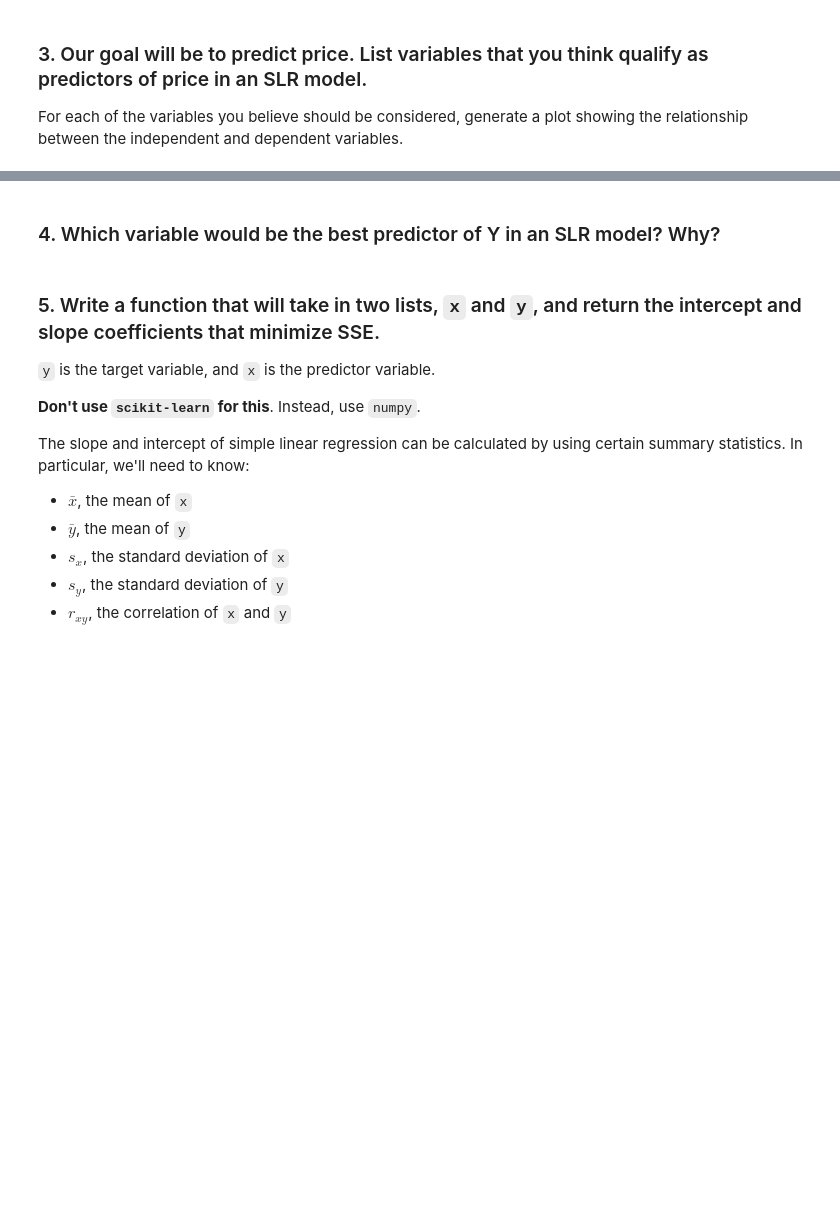
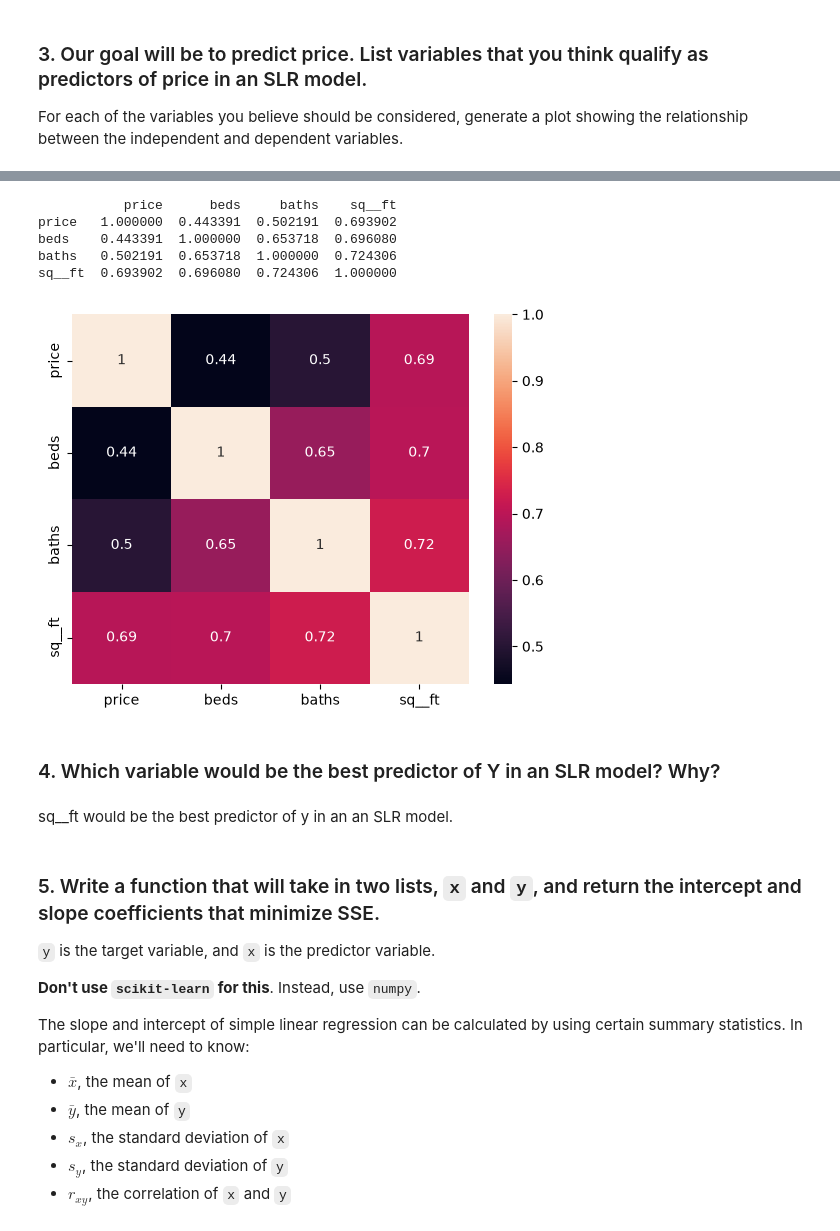
Before and after one commit to Datacrew133/LABS, a Jupyter notebook: 6.4 Multiple Linear Regression/Excercises/6.4.E1 Exercise regression.ipynb, the cells around one changed output, grey strips where cells are left out. Cells and saved outputs as stored; diff of their text form; code cells hidden in the pictures; blank space fills up the shorter version.

```diff
--- a/6.4 Multiple Linear Regression/Excercises/6.4.E1 Exercise regression.ipynb
+++ b/6.4 Multiple Linear Regression/Excercises/6.4.E1 Exercise regression.ipynb
@@ -188,5 +206,19 @@ For each of the variables you believe should be considered, generate a plot show
+# %%
+corr = housing [['price' , 'beds' , 'baths' , 'sq__ft']].corr()
+print(corr)
+sns.heatmap(housing[['price' , 'beds' , 'baths' , 'sq__ft']].corr() , annot = True)
+plt.show()
+# %% [output]
+           price      beds     baths    sq__ft
+price   1.000000  0.443391  0.502191  0.693902
+beds    0.443391  1.000000  0.653718  0.696080
+baths   0.502191  0.653718  1.000000  0.724306
+sq__ft  0.693902  0.696080  0.724306  1.000000
+[figure, added]
 # %% [markdown]
 ### 4. Which variable would be the best predictor of Y in an SLR model? Why?
+# %% [markdown]
+sq__ft would be the best predictor of y in an an SLR model.
 # %% [markdown]
 ### 5. Write a function that will take in two lists, `x` and `y`, and return the intercept and slope coefficients that minimize SSE.
 
```
Also changed, not shown: parts of 14 cells of this notebook, 4 other files.
